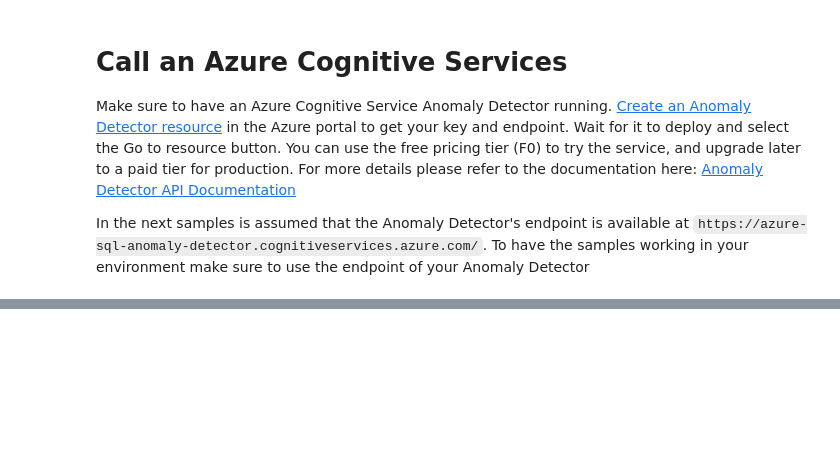
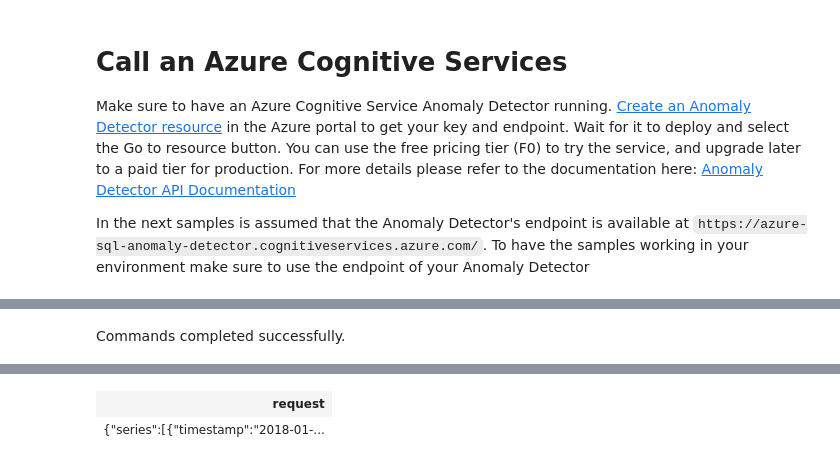
Before and after one commit to Azure-Samples/azure-sql-db-invoke-external-rest-endpoints, a Jupyter notebook: azure-cognitive-services.ipynb, the cells around one changed output, grey strips where cells are left out. Cells and saved outputs as stored; diff of their text form; code cells hidden in the pictures; blank space fills up the shorter version.

```diff
--- a/azure-cognitive-services.ipynb
+++ b/azure-cognitive-services.ipynb
@@ -16,0 +288,26 @@ In the next samples is assumed that the Anomaly Detector's endpoint is availabl
+# %%
+declare @payload nvarchar(max);
+
+set @payload = (
+	select
+		series = json_query((
+			select
+				sample_date as [timestamp],
+				sample_value as [value]
+			from
+				dbo.[datapoints] as series for json path
+		)),
+		[T].[maxAnomalyRatio],
+		[T].[sensitivity],
+		[T].[granularity]
+	from
+		(values (0.25, 95, 'monthly')) T ([maxAnomalyRatio], [sensitivity], [granularity])
+	for
+		json path, without_array_wrapper
+);
+
+delete from #temp;
+insert into #temp (id, request) values (1, @payload);
+select request from #temp where id = 1;
+# %% [output]
+Commands completed successfully.
@@ -16,0 +315,2 @@ In the next samples is assumed that the Anomaly Detector's endpoint is availabl
+| request |
+| {"series":[{"timestamp":"2018-01-... |
```
Also changed, not shown: parts of 17 cells of this notebook.
